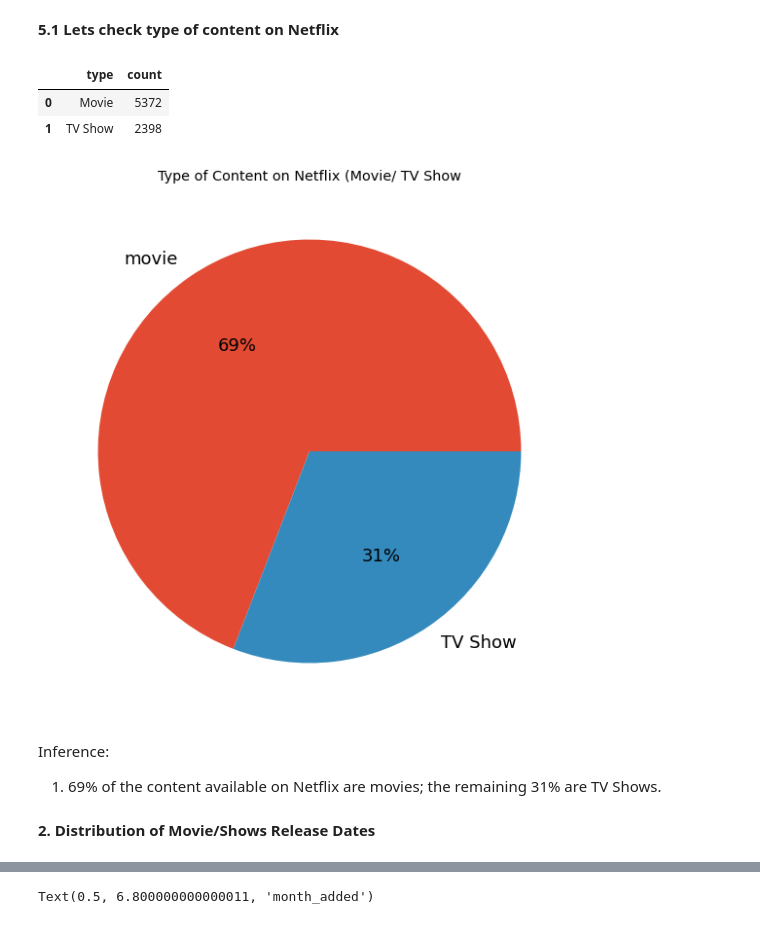
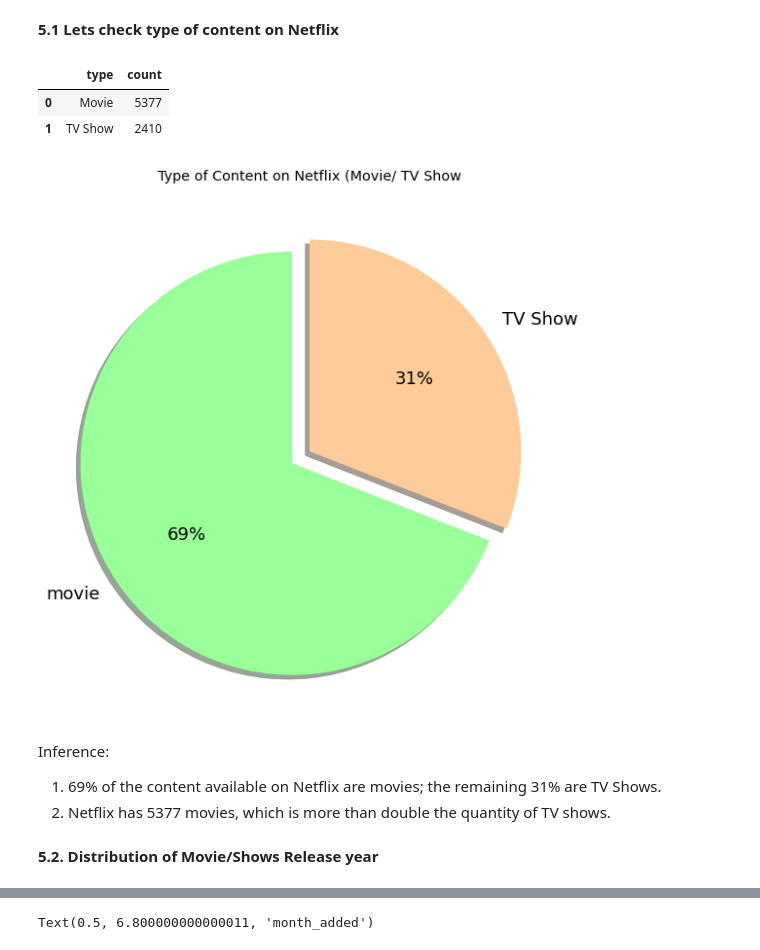
Before and after one commit to pankaj-beldar/Capstone_Project_04_Netflix_Movies_and_TV_Shows_Clustering, a Jupyter notebook: Capstone_Project_04_Netflix_Movies_and_TV_Shows_Clustering.ipynb, the cells around one changed output, grey strips where cells are left out. Drawn from its saved outputs; the diff is of its cells as text; code cells hidden in the pictures.

```diff
--- a/Capstone_Project_04_Netflix_Movies_and_TV_Shows_Clustering.ipynb
+++ b/Capstone_Project_04_Netflix_Movies_and_TV_Shows_Clustering.ipynb
@@ -236,8 +256,3 @@ Inference-
 1. The attribute 'diector','cast','country','date_added','rating' consists of missing values.
 # %% [markdown]
 **Handling Missing Value**
-# %%
-#'date_added' and 'rating' contains an insignificant portion of the data so we will drop them from the dataset
-df.dropna(subset=['date_added','rating'],inplace=True)
-# %%
-df.fillna('unknown', inplace=True)
@@ -244,3 +273,8 @@ df.fillna('unknown', inplace=True)
+# %%
+df['rating'].replace(np.nan, 'TV-MA',inplace  = True)                  #replace null values by TV-MA
+df['country'].replace(np.nan, 'United States',inplace  = True)         #replace null values by United States
+df['cast'].replace(np.nan, 'unknown',inplace  = True)                  #replace null values by unknown
+df= df.drop(columns='director',axis=1)                                 #drop director column
 # %%
 null_df= pd.DataFrame(df.isnull().sum())
 null_df.reset_index(inplace=True)
@@ -284,5 +315,3 @@ Inferences:
-# %%
-df.drop(['director','cast'],axis=1, inplace=True)
 # %% [markdown]
 **Create new features based on date_added**
 # %%
@@ -329,26 +341,27 @@ df_type.rename(columns = {'index':'type', 'type':'count'}, inplace = True)
 df_type
 # %% [output]
 |  | type | count |
-| 0 | Movie | 5372 |
-| 1 | TV Show | 2398 |
+| 0 | Movie | 5377 |
+| 1 | TV Show | 2410 |
 # %%
 keys = ['movie','TV Show']
 plt.figure(figsize=(10,10))
 # define Seaborn color palette to use
 palette_color = sns.color_palette('bright')
-
+colors = ['#99ff99','#ffcc99']
 # plotting data on chart
-plt.pie(df_type['count'], labels=keys, autopct='%.0f%%', textprops={'fontsize': 18})
+plt.pie(df_type['count'], labels=keys, autopct='%.0f%%', textprops={'fontsize': 18},colors=colors ,explode = (0.1, 0),shadow=True, startangle=90)
 plt.title('Type of Content on Netflix (Movie/ TV Show')
 # displaying chart
 plt.show()
 # %% [output]
-[figure, old version]
+[figure, new version]
 # %% [markdown]
 Inference:
 
 1. 69% of the content available on Netflix are movies; the remaining 31% are TV Shows.
+2. Netflix has 5377 movies, which is more than double the quantity of TV shows.
 # %% [markdown]
-**2. Distribution of Movie/Shows Release Dates**
+**5.2. Distribution of Movie/Shows Release year**
 # %%
 #Distribution of Movie/Shows Release year
```
Also changed, not shown: parts of 44 cells of this notebook.
